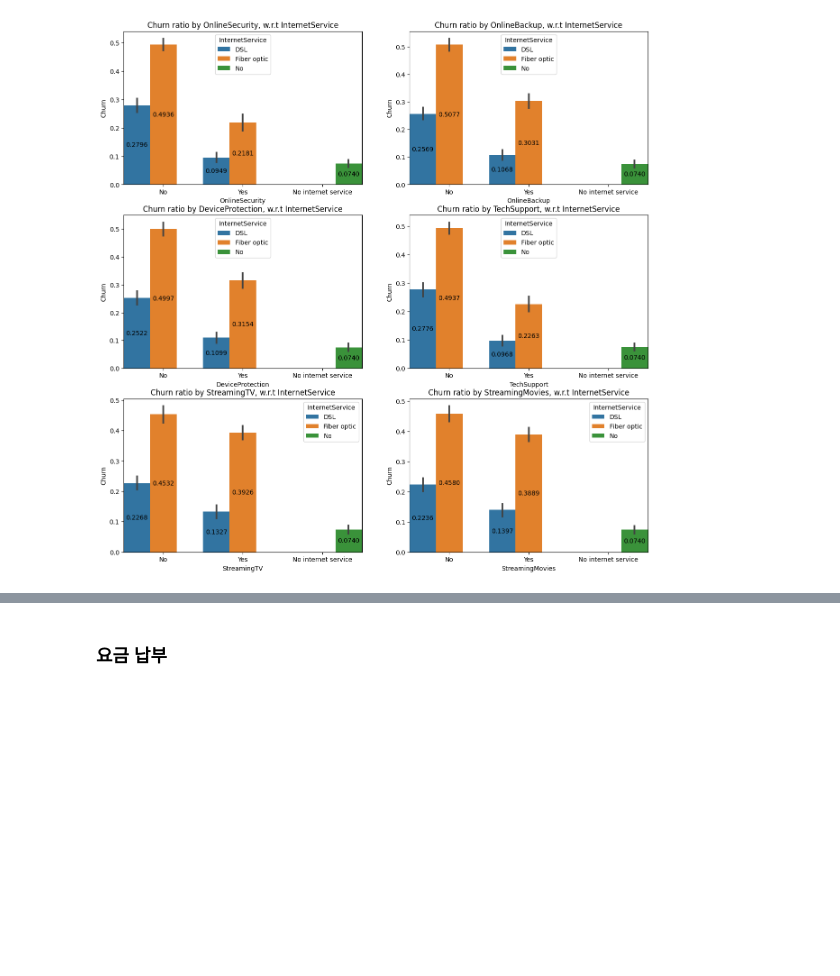
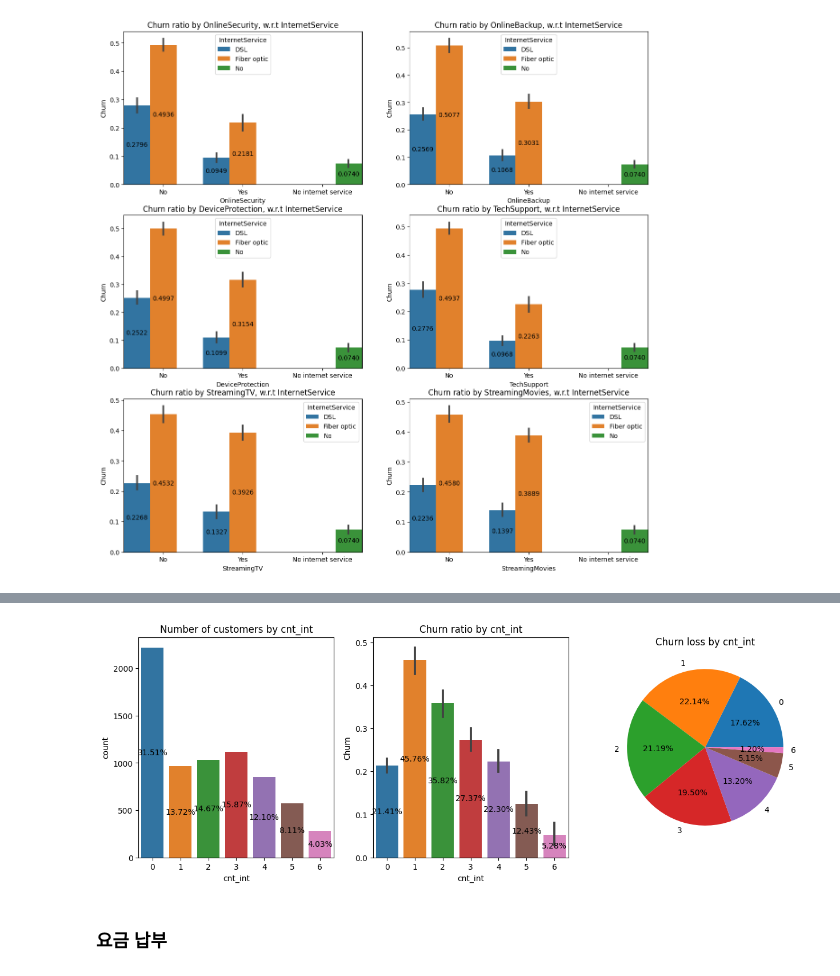
Before and after one commit to RonaldFisher9999/project, a Jupyter notebook: code/경개센_17조.ipynb, the cells around one changed output, grey strips where cells are left out. Cells and saved outputs as stored; diff of their text form; code cells hidden in the pictures; blank space fills up the shorter version.

```diff
--- a/code/경개센_17조.ipynb
+++ b/code/경개센_17조.ipynb
@@ -324,3 +338,7 @@ for i in range(3) :
+# %%
+eda_cat('cnt_int')
+# %% [output]
+[figure, added]
 # %% [markdown]
 ### 요금 납부
 # %%
```
Also changed, not shown: parts of 62 cells of this notebook.
